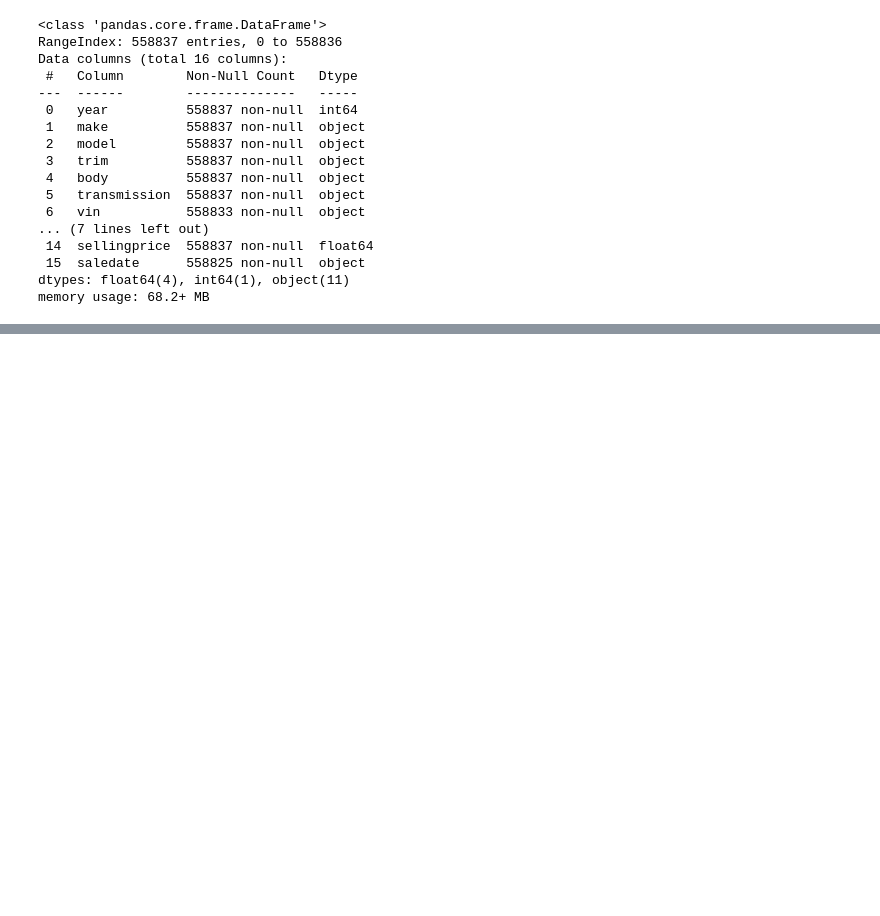
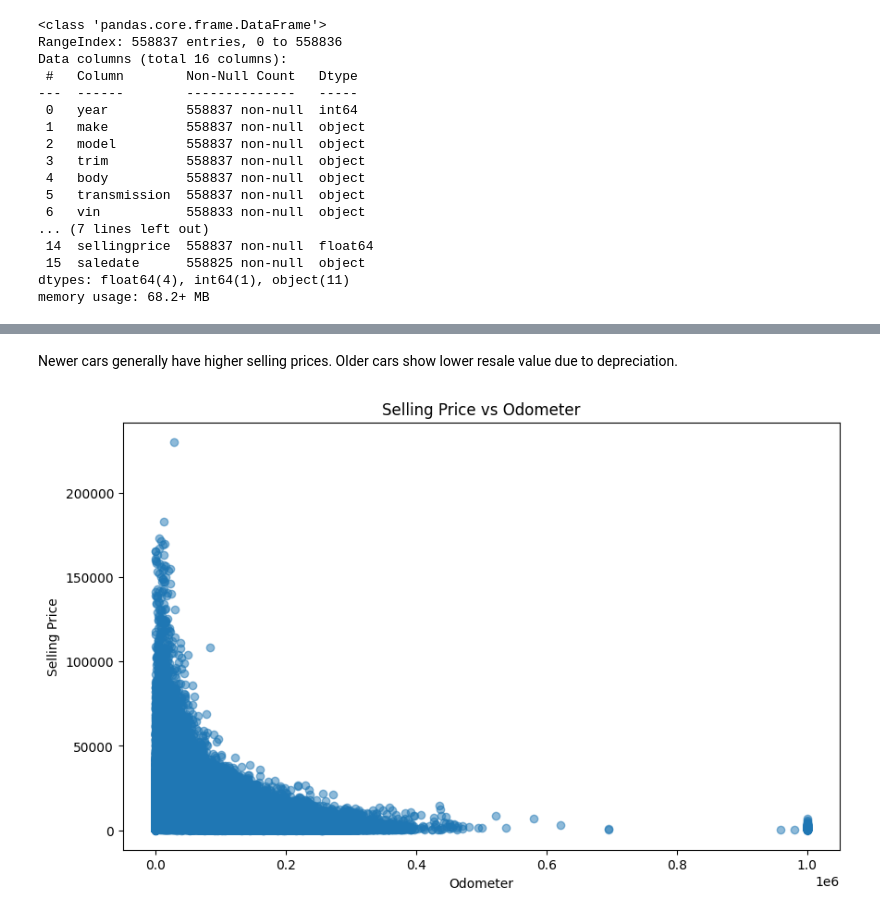
Before and after one commit to mdakram0778/Case-Study-Stock-Price-Analysis-of-IT-Companies, a Jupyter notebook: Mohd_Akram_cpda_10_Car_Data_Analysis.ipynb, the cells around one changed output, grey strips where cells are left out. Drawn from its saved outputs; the diff is of its cells as text; code cells hidden in the pictures; blank space fills up the shorter version.

```diff
--- a/Mohd_Akram_cpda_10_Car_Data_Analysis.ipynb
+++ b/Mohd_Akram_cpda_10_Car_Data_Analysis.ipynb
@@ -274,0 +556,21 @@ df_car_prices.to_csv('cleaned_car_prices.csv', index=False)
+# %% [markdown]
+Newer cars generally have higher selling prices.
+Older cars show lower resale value due to depreciation.
+# %%
+# Scatter plot of odometer vs selling price
+
+plt.figure(figsize=(10,6))
+
+plt.scatter(df_car_prices['odometer'],
+            df_car_prices['sellingprice'],
+            alpha=0.5)
+
+plt.title('Selling Price vs Odometer')
+
+plt.xlabel('Odometer')
+
+plt.ylabel('Selling Price')
+
+plt.show()
+# %% [output]
+[figure, added]
```
Also changed, not shown: parts of 34 cells of this notebook.
